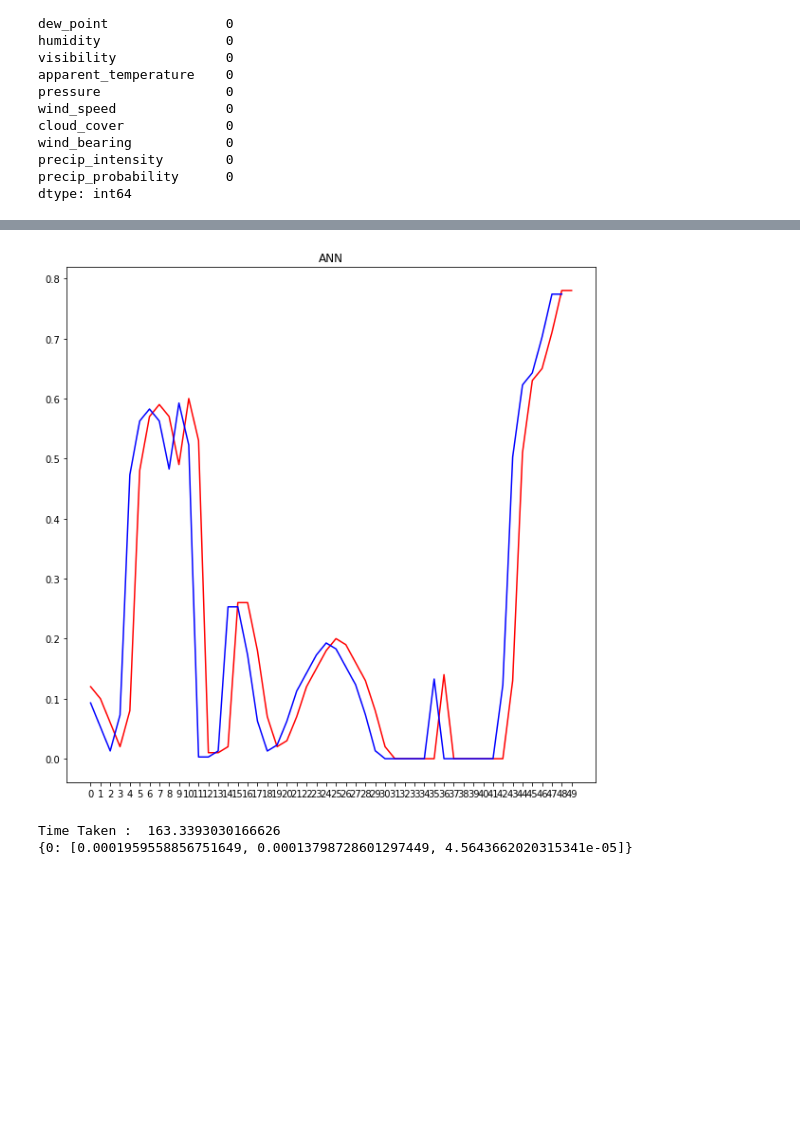
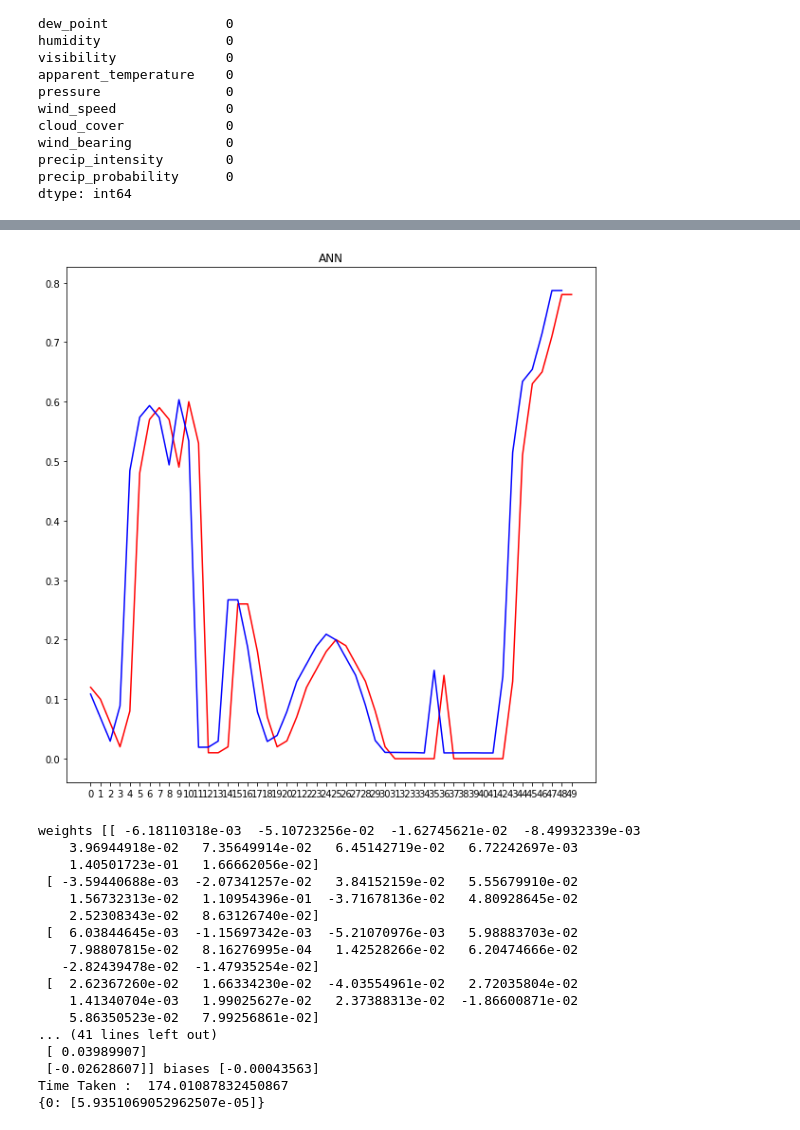
Before and after one commit to adithya8/loadPrediction, a Jupyter notebook: Pecan Trial.ipynb, the cells around one changed output, grey strips where cells are left out. Saved outputs shown, nothing was run; the diff lists cells and outputs as text; code cells hidden in the pictures; blank space fills up the shorter version.

```diff
--- a/Pecan Trial.ipynb
+++ b/Pecan Trial.ipynb
@@ -84,8 +83,12 @@ def nn_model(localdf,localdict,times,metric,num_cols,hour_day):
                 print ("Metric : %.5f" % (scores[1]))
                 localdict.setdefault(counter,[]).append((scores[1]))
                 model.summary()
+                weights1 = model.layers[0].get_weights()[0]
+                biases1 = model.layers[0].get_weights()[1]
+                weights2 = model.layers[1].get_weights()[0]
+                biases2 = model.layers[1].get_weights()[1]
                 plot_test(y_test,y_pred,0,50,"ANN")
-    return localdict,history,y_test,y_pred,scores
+    return localdict,history,y_test,y_pred,scores,weights1, weights2, biases1, biases2
 # %%
 data = pd.read_pickle('../Datasets/Pecan Street/New_Data/load_data_1632.pkl')
 for i in data.columns:
@@ -181,7 +182,7 @@ precip_intensity           0
 precip_probability         0
 dtype: int64
 # %%
-weather_new = pd.DataFrame(weather.iloc[:,1:].copy(), columns=weather.columns[1:])
+weather_new = pd.DataFrame(weather.iloc[:,1:], columns=weather.columns[1:])
 for i in weather_new.columns:
     if(i!='timestamp'):
         print(i)
@@ -235,9 +236,9 @@ thermal_dict1 = {}
 model_history1 = {}
 # %%
 ti = time.time()
-thermal_dict1,model_history1,y_test1,y_pred1,scores = nn_model(weather_new,thermal_dict1,1,"mean_squared_error",weather_new.shape[1]-1,0)
+thermal_dict1,model_history1,y_test1,y_pred1,scores,w1,w2,b1,b2 = nn_model(weather_new,thermal_dict1,1,"mean_squared_error",weather_new.shape[1]-1,0)
 tf = time.time()
-
+print("weights",w1,"biases",b1,"weights",w2,"biases",b2)
 print ("Time Taken : ",tf-ti)
 print (thermal_dict1)
 # %% [output]
@@ -255,9 +256,24 @@ Epoch 1/200
 Epoch 2/200
 ... (407 lines left out)
 Total params: 171
 Trainable params: 171
 Non-trainable params: 0
 _________________________________________________________________
-[figure, old version]
+[figure, new version]
-Time Taken :  163.3393030166626
-{0: [0.0001959558856751649, 0.00013798728601297449, 4.5643662020315341e-05]}
+weights [[ -6.18110318e-03  -5.10723256e-02  -1.62745621e-02  -8.49932339e-03
+    3.96944918e-02   7.35649914e-02   6.45142719e-02   6.72242697e-03
+    1.40501723e-01   1.66662056e-02]
+ [ -3.59440688e-03  -2.07341257e-02   3.84152159e-02   5.55679910e-02
+    1.56732313e-02   1.10954396e-01  -3.71678136e-02   4.80928645e-02
+    2.52308343e-02   8.63126740e-02]
+ [  6.03844645e-03  -1.15697342e-03  -5.21070976e-03   5.98883703e-02
+    7.98807815e-02   8.16276995e-04   1.42528266e-02   6.20474666e-02
+   -2.82439478e-02  -1.47935254e-02]
+ [  2.62367260e-02   1.66334230e-02  -4.03554961e-02   2.72035804e-02
+    1.41340704e-03   1.99025627e-02   2.37388313e-02  -1.86600871e-02
+    5.86350523e-02   7.99256861e-02]
+... (41 lines left out)
+ [ 0.03989907]
+ [-0.02628607]] biases [-0.00043563]
+Time Taken :  174.01087832450867
+{0: [5.9351069052962507e-05]}
```
Also changed, not shown: parts of 3 cells of this notebook, 3 other files.
